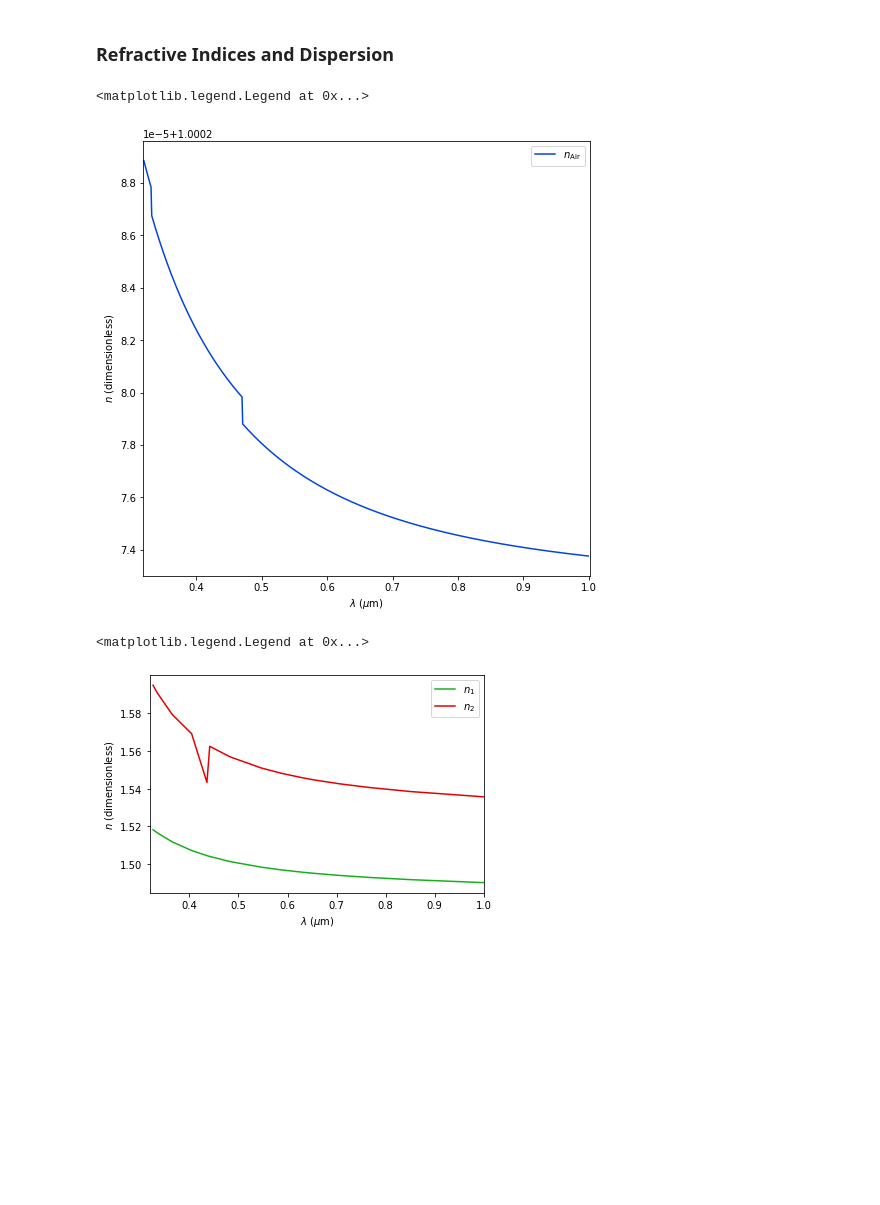
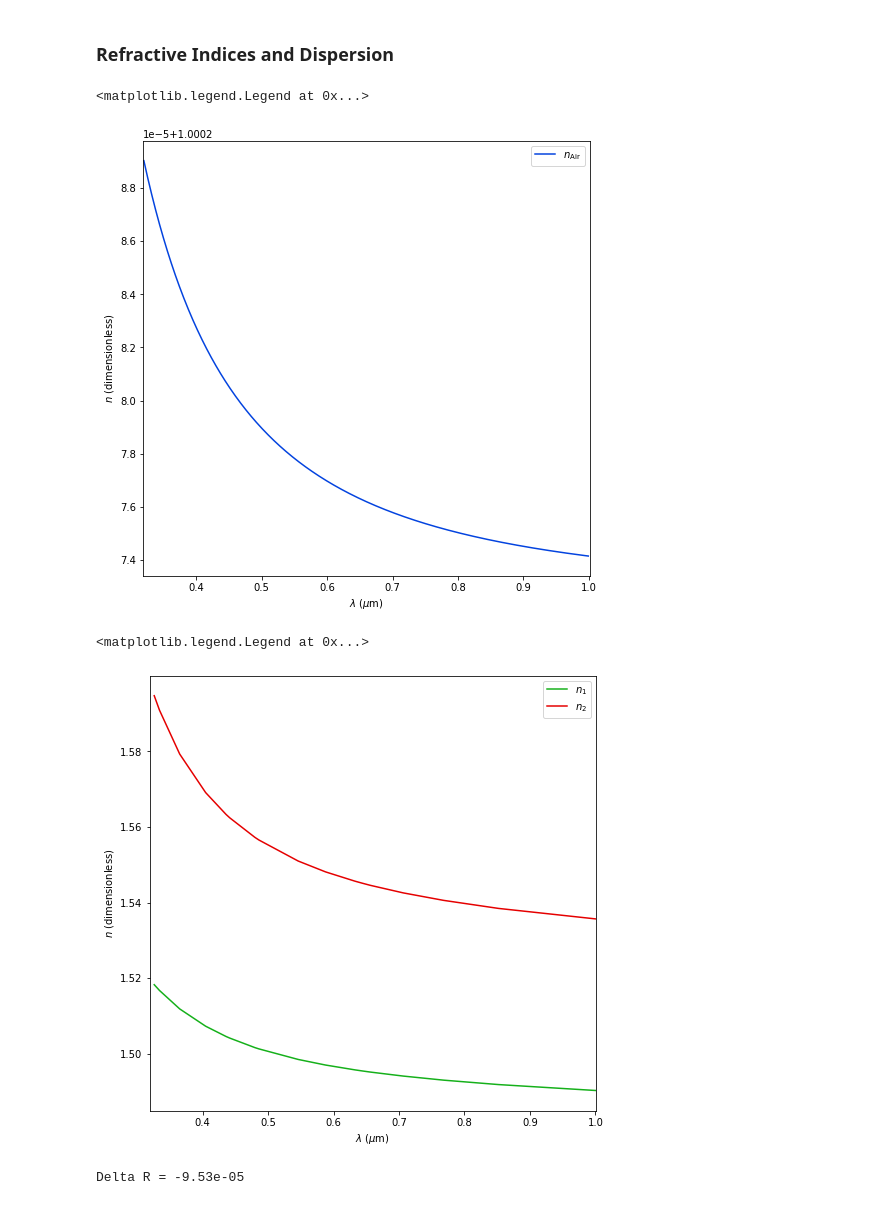
Before and after one commit to migueldeloreto/observacional, a Jupyter notebook: tarefa_1_observacional.ipynb, the cells around one changed output. Saved outputs shown, nothing was run; the diff lists cells and outputs as text; code cells hidden in the pictures; blank space fills up the shorter version.

```diff
--- a/tarefa_1_observacional.ipynb
+++ b/tarefa_1_observacional.ipynb
@@ -173,8 +173,9 @@ optical instruments observing at high zenith angles. A common approach to correc
 # %%
 import numpy as np
 import matplotlib.pyplot as plt
-def ciddor (wl): return (64.328 + 29498.1/(146-(1/wl**2)) +255.4//(41-(1/wl**2)) )/(10**6) + 1
+def ciddor (wl): return (64.328 + (29498.1)/(146 - wl**(-2)) + (255.4)/(41 - wl**(-2)))/(10**6) + 1
 wl_range=np.arange(320/10**3, 1000/10**3, 0.001)
+
 g4=plt.figure(figsize=(8,8))
 plt.plot(wl_range, ciddor(wl_range), color='xkcd:blue', label=r'$n_\text{Air}$')
 plt.xticks(np.arange(0.3, 1.1, 0.1))
@@ -184,19 +185,26 @@ plt.ylabel(r'$n$ (dimensionless)')
 plt.legend()
 # %% [output]
 <matplotlib.legend.Legend at 0x...>
-[figure, old version]
+[figure, new version]
 # %%
 wl_vidros= [0.326106,0.334148, 0.365015, 0.404656,0.435835,0.44157, 0.47999, 0.48613, 0.54607, 0.58756, 0.58929, 0.6328, 0.64385, 0.65627, 0.70652, 0.76819, 0.85211, 1.01398]
 n_s_flp51y= [1.51826, 1.51673, 1.51185, 1.50727, 1.50455, 1.50412, 1.50160, 1.50126, 1.49847, 1.49700, 1.49695, 1.49571, 1.49543, 1.49513, 1.49407, 1.49299, 1.49182, 1.49011]
-n_pbl1y=[1.59476, 1.59092, 1.57931, 1.56911, 1.54333, 1.56242, 1.55725, 1.55655, 1.55099, 1.54814, 1.54804, 1.54566, 1.54513, 1.54456, 1.54256, 1.54058, 1.53845, 1.53542]
+n_pbl1y=[1.59476, 1.59092, 1.57931, 1.56911, 1.56333, 1.56242, 1.55725, 1.55655, 1.55099, 1.54814, 1.54804, 1.54566, 1.54513, 1.54456, 1.54256, 1.54058, 1.53845, 1.53542]
 
+g5=plt.figure(figsize=[8,8])
 plt.plot(wl_vidros, n_s_flp51y, color='xkcd:green', label=r'$n_1$')
 plt.plot(wl_vidros, n_pbl1y, color='xkcd:red', label=r'$n_2$')
 plt.xticks(np.arange(0.3, 1.1, 0.1))
 plt.xlim([0.319, 1.001])
 plt.xlabel(r'$\lambda$ ($\mu$m)')
 plt.ylabel(r'$n$ (dimensionless)')
 plt.legend()
 # %% [output]
 <matplotlib.legend.Legend at 0x...>
-[figure, old version]
+[figure, new version]
+# %%
+z=30
+delta_r=(ciddor(wl_range)[0] - ciddor(wl_range)[-1])*np.tan(z)
+print(r"Delta R = {:.2e}".format(delta_r))
+# %% [output]
+Delta R = -9.53e-05
```
Also changed, not shown: parts of 4 cells of this notebook.
